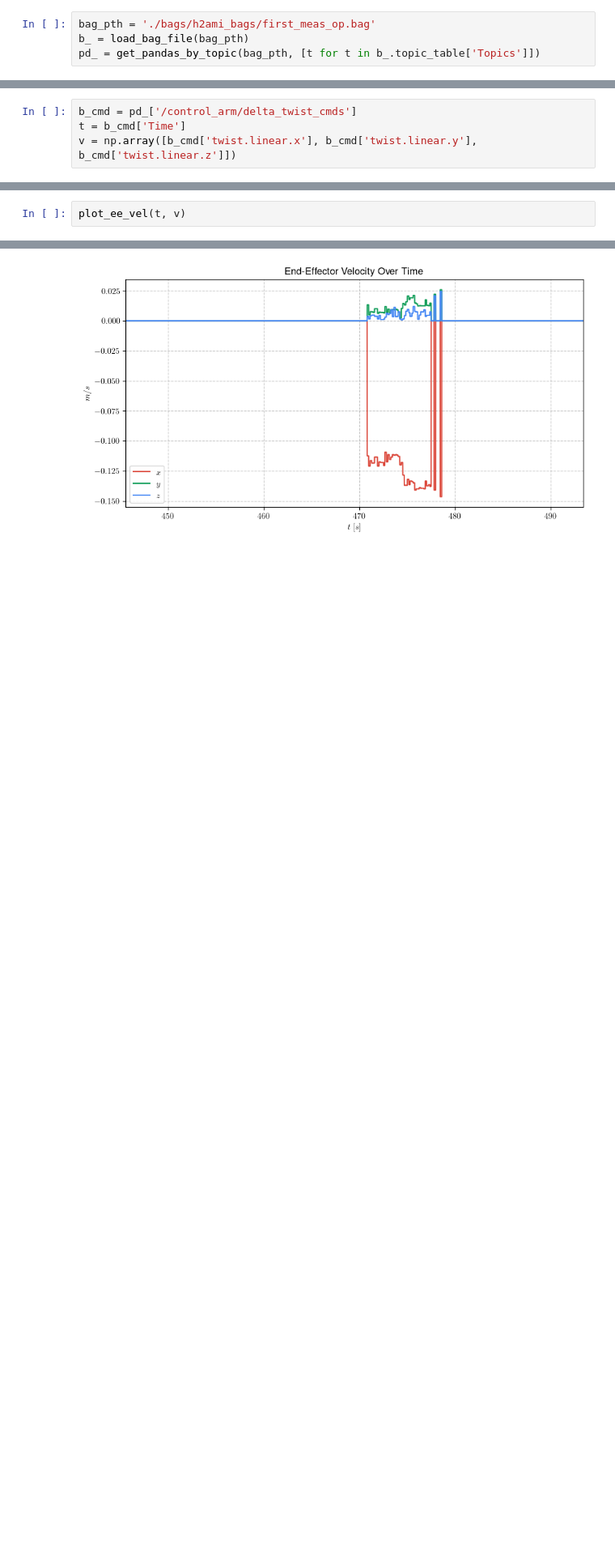
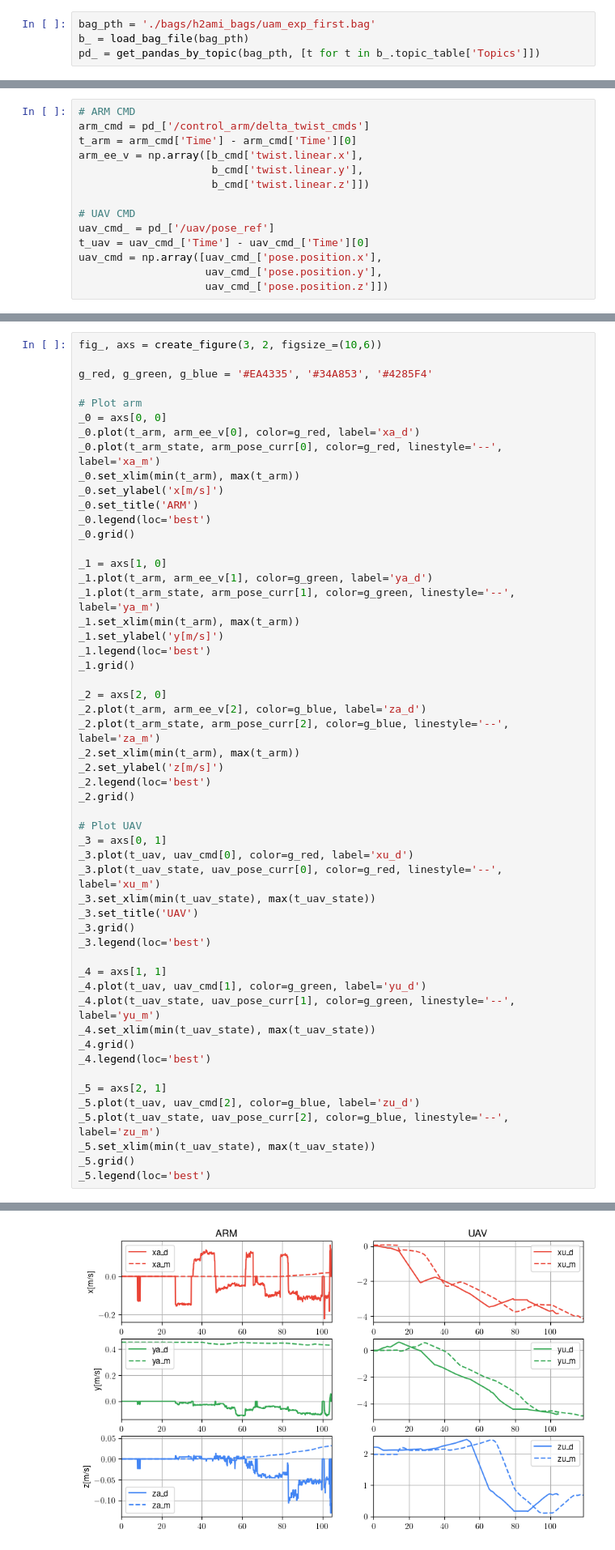
Before and after one commit to fzoric8/dev_scripts, a Jupyter notebook: h2ami_plots.ipynb, the cells around one changed output, grey strips where cells are left out. Shown at 81% size. Cells and saved outputs as stored; diff of their text form; blank space fills up the shorter version.

Commit message:
Added init h2ami plots

```diff
--- a/h2ami_plots.ipynb
+++ b/h2ami_plots.ipynb
@@ -27,7 +32,7 @@ def get_pandas_by_topic(file_path, topic_list):
 [INFO]  Successfully created the data folder ./bags/h2ami_bags/first_meas_op.
 Bag loaded successfully: ./bags/h2ami_bags/first_meas_op.bag
 # %%
-bag_pth = './bags/h2ami_bags/first_meas_op.bag'
+bag_pth = './bags/h2ami_bags/uam_exp_first.bag'
 b_ = load_bag_file(bag_pth)
 pd_ = get_pandas_by_topic(bag_pth, [t for t in b_.topic_table['Topics']])
 # %% [output]
@@ -72,7 +70,17 @@ plt.rcParams.update({
     "font.family": "Helvetica"
 })
 # %%
-b_cmd = pd_['/control_arm/delta_twist_cmds']
-t = b_cmd['Time']
-v = np.array([b_cmd['twist.linear.x'], b_cmd['twist.linear.y'], b_cmd['twist.linear.z']])
+# ARM CMD
+arm_cmd = pd_['/control_arm/delta_twist_cmds']
+t_arm = arm_cmd['Time'] - arm_cmd['Time'][0]
+arm_ee_v = np.array([b_cmd['twist.linear.x'],
+                     b_cmd['twist.linear.y'],
+                     b_cmd['twist.linear.z']])
+
+# UAV CMD
+uav_cmd_ = pd_['/uav/pose_ref']
+t_uav = uav_cmd_['Time'] - uav_cmd_['Time'][0]
+uav_cmd = np.array([uav_cmd_['pose.position.x'],
+                    uav_cmd_['pose.position.y'],
+                    uav_cmd_['pose.position.z']])
 # %%
@@ -101,3 +121,54 @@ def plot_ee_vel(ax, t, v):
 # %%
-plot_ee_vel(t, v)
+fig_, axs = create_figure(3, 2, figsize_=(10,6))
+
+g_red, g_green, g_blue = '#EA4335', '#34A853', '#4285F4'
+
+# Plot arm
+_0 = axs[0, 0]
+_0.plot(t_arm, arm_ee_v[0], color=g_red, label='xa_d')
+_0.plot(t_arm_state, arm_pose_curr[0], color=g_red, linestyle='--', label='xa_m')
+_0.set_xlim(min(t_arm), max(t_arm))
+_0.set_ylabel('x[m/s]')
+_0.set_title('ARM')
+_0.legend(loc='best')
+_0.grid()
+
+_1 = axs[1, 0]
+_1.plot(t_arm, arm_ee_v[1], color=g_green, label='ya_d')
+_1.plot(t_arm_state, arm_pose_curr[1], color=g_green, linestyle='--', label='ya_m')
+_1.set_xlim(min(t_arm), max(t_arm))
+_1.set_ylabel('y[m/s]')
+_1.legend(loc='best')
+_1.grid()
+
+_2 = axs[2, 0]
+_2.plot(t_arm, arm_ee_v[2], color=g_blue, label='za_d')
+_2.plot(t_arm_state, arm_pose_curr[2], color=g_blue, linestyle='--', label='za_m')
+_2.set_xlim(min(t_arm), max(t_arm))
+_2.set_ylabel('z[m/s]')
+_2.legend(loc='best')
+_2.grid()
+
+# Plot UAV
+_3 = axs[0, 1]
+_3.plot(t_uav, uav_cmd[0], color=g_red, label='xu_d')
+_3.plot(t_uav_state, uav_pose_curr[0], color=g_red, linestyle='--', label='xu_m')
+_3.set_xlim(min(t_uav_state), max(t_uav_state))
+_3.set_title('UAV')
+_3.grid()
+_3.legend(loc='best')
+
+_4 = axs[1, 1]
+_4.plot(t_uav, uav_cmd[1], color=g_green, label='yu_d')
+_4.plot(t_uav_state, uav_pose_curr[1], color=g_green, linestyle='--', label='yu_m')
+_4.set_xlim(min(t_uav_state), max(t_uav_state))
+_4.grid()
+_4.legend(loc='best')
+
+_5 = axs[2, 1]
+_5.plot(t_uav, uav_cmd[2], color=g_blue, label='zu_d')
+_5.plot(t_uav_state, uav_pose_curr[2], color=g_blue, linestyle='--', label='zu_m')
+_5.set_xlim(min(t_uav_state), max(t_uav_state))
+_5.grid()
+_5.legend(loc='best')
 # %% [output]
@@ -104 +176 @@ plot_ee_vel(t, v)
-[figure, old version]
+[figure, new version]
```
Also changed, not shown: parts of 5 cells of this notebook.
